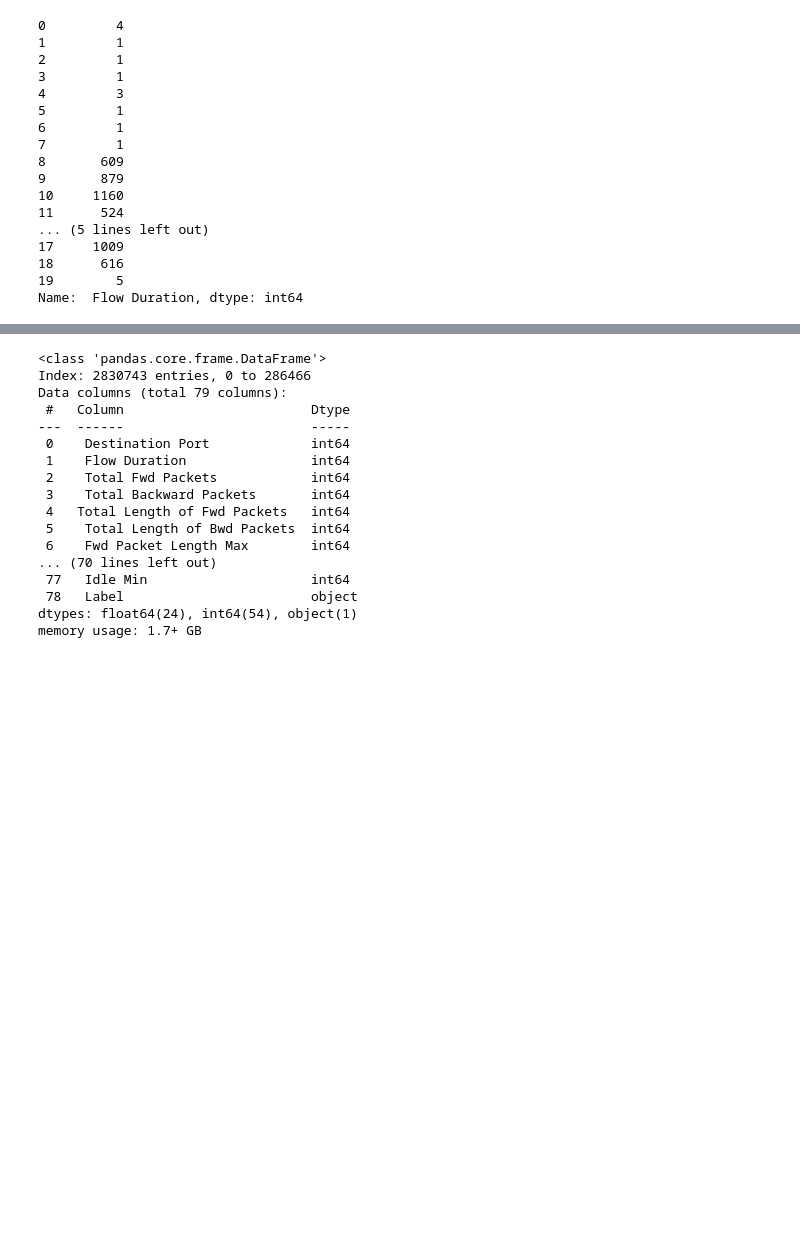
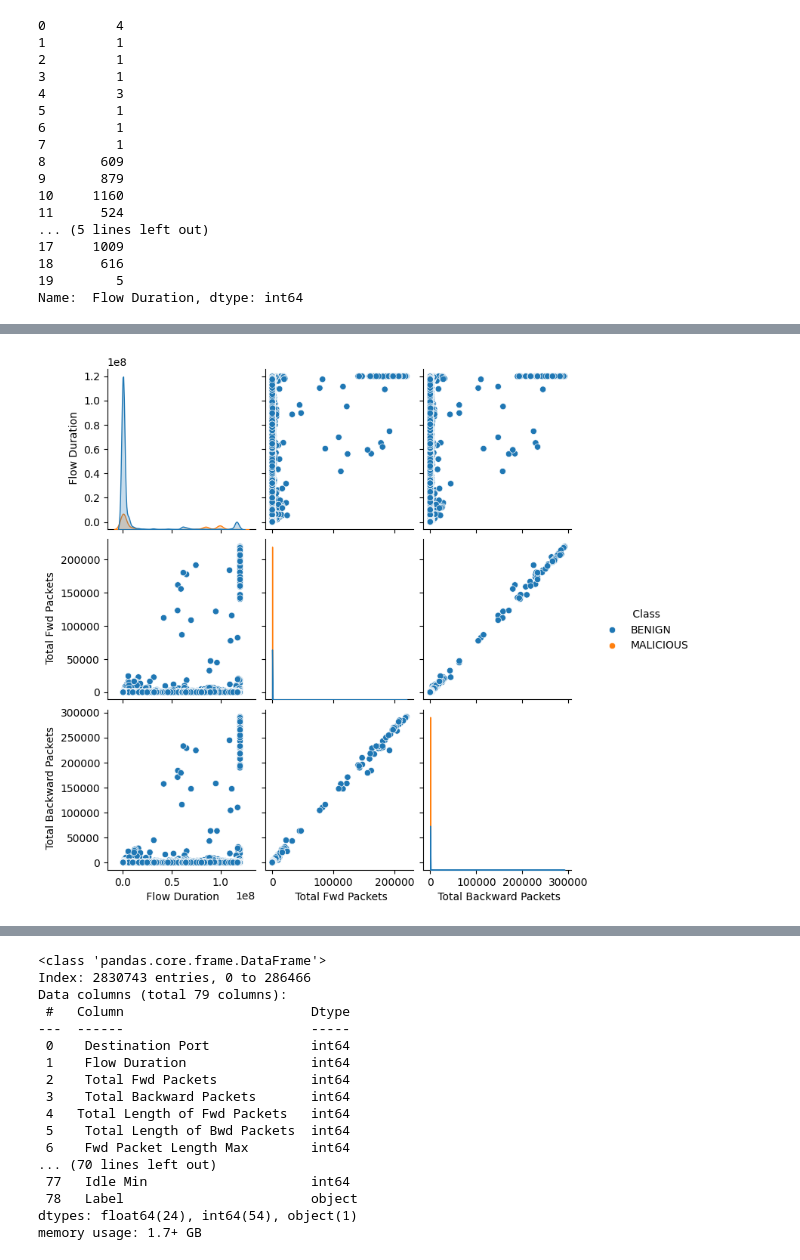
Before and after one commit to KostasEreksonas/IDS_test, a Jupyter notebook: CIC-IDS-2017.ipynb, the cells around one changed output, grey strips where cells are left out. Drawn from its saved outputs; the diff is of its cells as text; code cells hidden in the pictures; blank space fills up the shorter version.

Commit message:
Pair plots; Attack distribution plots

```diff
--- a/CIC-IDS-2017.ipynb
+++ b/CIC-IDS-2017.ipynb
@@ -113,0 +139,13 @@ Name:  Flow Duration, dtype: int64
+# %%
+data[' Class'] = ["BENIGN" if x=='BENIGN' else "MALICIOUS" for x in data[' Label']]
+# %%
+data = data.drop([' Class'], axis=1)
+# %%
+%%time
+selected_features = [' Flow Duration', ' Total Fwd Packets', ' Total Backward Packets', ' Class']
+pairplot = sns.pairplot(data[selected_features], hue=' Class')
+plt.show()
+fig = pairplot.fig
+fig.savefig("images/plots/Pairplot.png")
+# %% [output]
+[figure, added]
```
Also changed, not shown: parts of 29 cells of this notebook, 9 other files.
